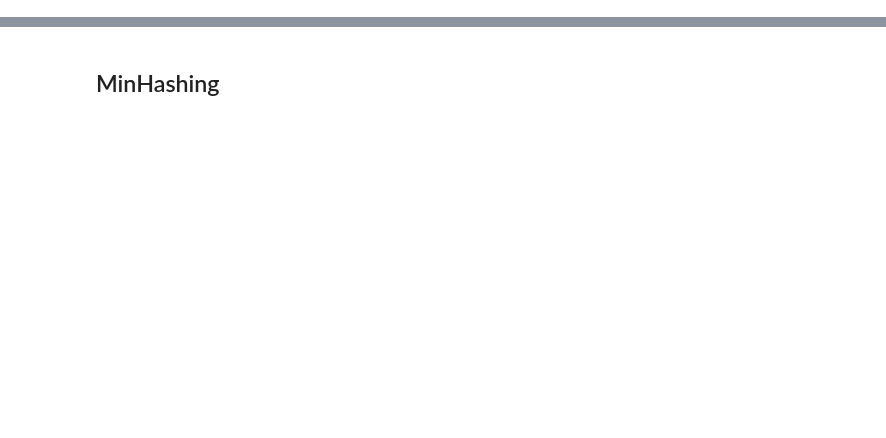
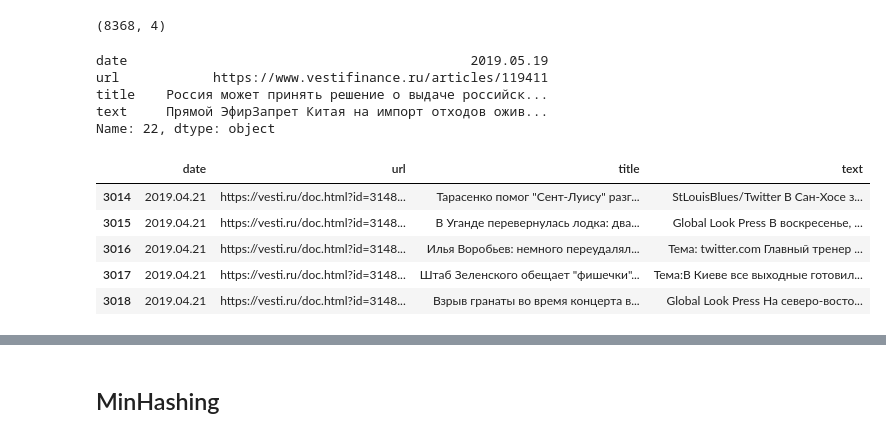
Before and after one commit to cherkasovoff/homeworks, a Jupyter notebook: NLP/Practice 2 - Shingles.ipynb, the cells around one changed output, grey strips where cells are left out. Cells and saved outputs as stored; diff of their text form; code cells hidden in the pictures; blank space fills up the shorter version.

```diff
--- a/NLP/Practice 2 - Shingles.ipynb
+++ b/NLP/Practice 2 - Shingles.ipynb
@@ -6,3 +6,5 @@ import binascii
 import numpy as np
 import random
 import pandas as pd
+# %%
+news = pd.DataFrame()
@@ -8,0 +15,25 @@ import pandas as pd
+# %%
+news_temp = pd.read_csv("data/vesti.csv", index_col=0)
+# %%
+news = pd.concat([news, news_temp])
+# %%
+news.shape
+# %% [output]
+(8368, 4)
+# %%
+news.iloc[5287]
+# %% [output]
+date                                            2019.05.19
+url            https://www.vestifinance.ru/articles/119411
+title    Россия может принять решение о выдаче российск...
+text     Прямой ЭфирЗапрет Китая на импорт отходов ожив...
+Name: 22, dtype: object
+# %%
+news.tail()
+# %% [output]
+|  | date | url | title | text |
+| 3014 | 2019.04.21 | https://vesti.ru/doc.html?id=3148... | Тарасенко помог "Сент-Луису" разг... | StLouisBlues/Twitter В Сан-Хосе з... |
+| 3015 | 2019.04.21 | https://vesti.ru/doc.html?id=3148... | В Уганде перевернулась лодка: два... | Global Look Press В воскресенье, ... |
+| 3016 | 2019.04.21 | https://vesti.ru/doc.html?id=3148... | Илья Воробьев: немного переудалял... | Тема: twitter.com Главный тренер ... |
+| 3017 | 2019.04.21 | https://vesti.ru/doc.html?id=3148... | Штаб Зеленского обещает "фишечки"... | Тема:В Киеве все выходные готовил... |
+| 3018 | 2019.04.21 | https://vesti.ru/doc.html?id=3148... | Взрыв гранаты во время концерта в... | Global Look Press На северо-восто... |
```
Also changed, not shown: parts of 34 cells of this notebook, 9 other files.
